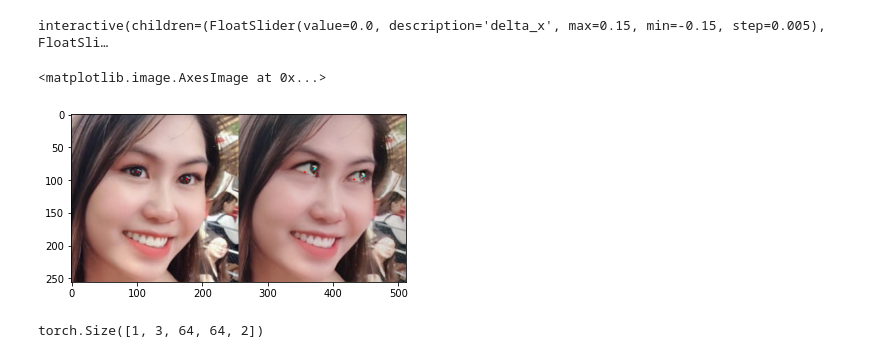
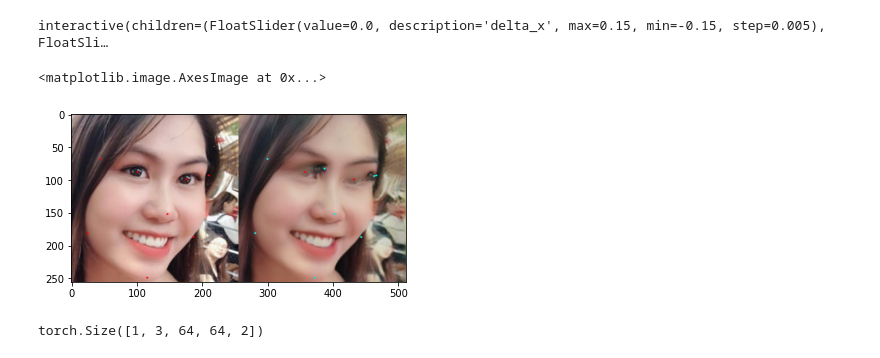
Before and after one commit to vuthede/first-order-model-implementation, a Jupyter notebook: analysis.ipynb, the cells around one changed output. Cells and saved outputs as stored; diff of their text form; code cells hidden in the pictures.

```diff
--- a/analysis.ipynb
+++ b/analysis.ipynb
@@ -22,7 +22,7 @@ def load_model(ckpt):
     checkpoint = torch.load(ckpt, map_location=device)
      # Model here
     dense_motion_params = {"block_expansion":64, "max_features": 1024, "num_blocks":5, "scale_factor":0.25, "using_first_order_motion":False,"using_thin_plate_spline_motion":True}
-    G = OcclusionAwareGenerator(num_channels=3, num_kp=2, block_expansion=64, max_features=512, num_down_blocks=2,
+    G = OcclusionAwareGenerator(num_channels=3, num_kp=8, block_expansion=64, max_features=512, num_down_blocks=2,
                  num_bottleneck_blocks=6, estimate_occlusion_map=True, dense_motion_params=dense_motion_params, estimate_jacobian=True)
 
     G.load_state_dict(checkpoint["G_state_dict"], strict=True)
@@ -88,7 +88,7 @@ from skimage import io, img_as_float32
 # ckpt = "checkpoints/motion_iris_fix_motion_equation/15.pth.tar"
 # ckpt = "checkpoints/motion_iris_fix_motion_test/8.pth.tar"
 # ckpt = "checkpoints/motion_iris_fix_motion_test_zero_order_motion/20.pth.tar"
-ckpt = "checkpoints/motion_iris_thin_plate_spline_motion/20.pth.tar"
+ckpt = "checkpoints/motion_iris_thin_plate_spline_motion_more_control_points/1.pth.tar"
 
 
 G = load_model(ckpt = ckpt)
@@ -233,11 +233,11 @@ def synthesize(delta_x, delta_y):
 # %% [output]
 interactive(children=(FloatSlider(value=0.0, description='delta_x', max=0.15, min=-0.15, step=0.005), FloatSli…
 # %%
-img, predictions = synthesize_image(src_path="trinh.png", delta_x=0.12, delta_y=-0.04)
+img, predictions = synthesize_image(src_path="trinh.png", delta_x=0.24, delta_y=-0.04)
 plt.imshow(img)
 # %% [output]
 <matplotlib.image.AxesImage at 0x...>
-[figure, old version]
+[figure, new version]
 # %%
 motion = predictions["sparse_motion"]
 print(motion.shape)
```
Also changed, not shown: 7 other files.
